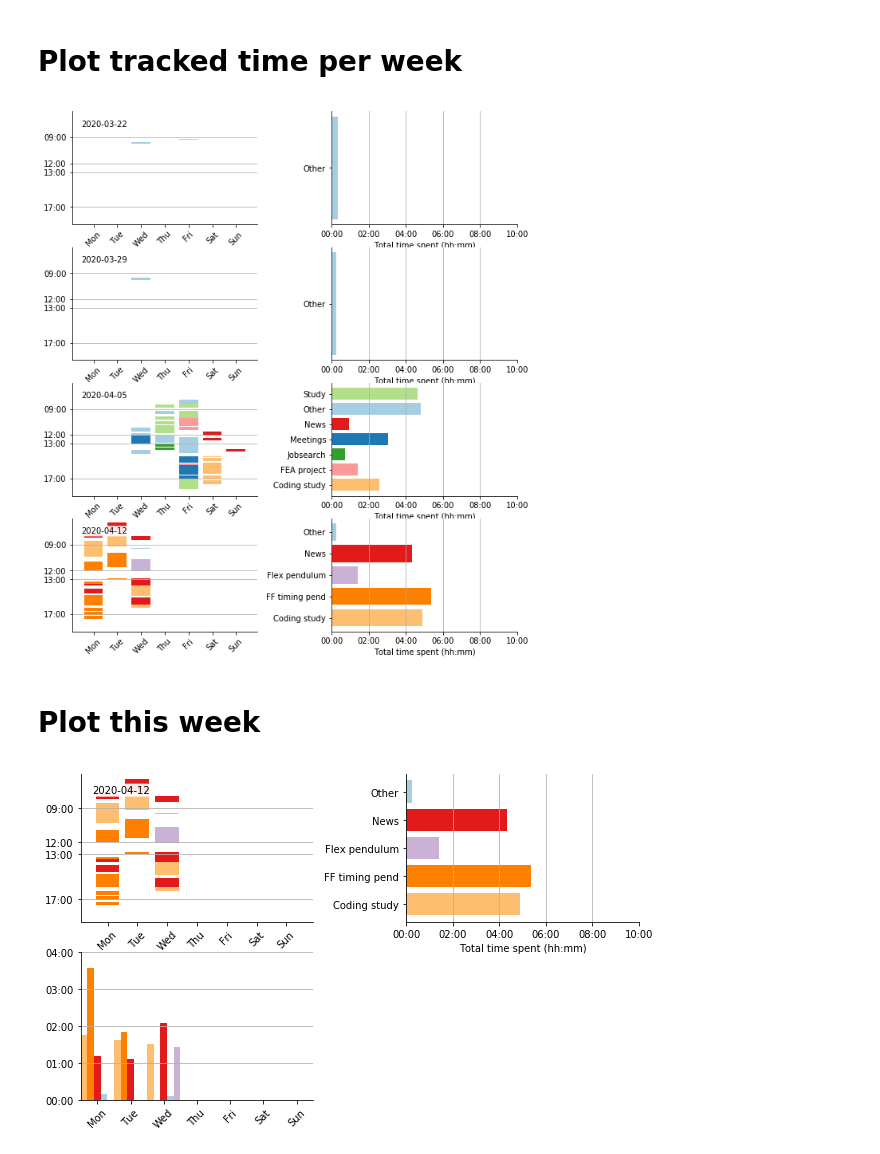
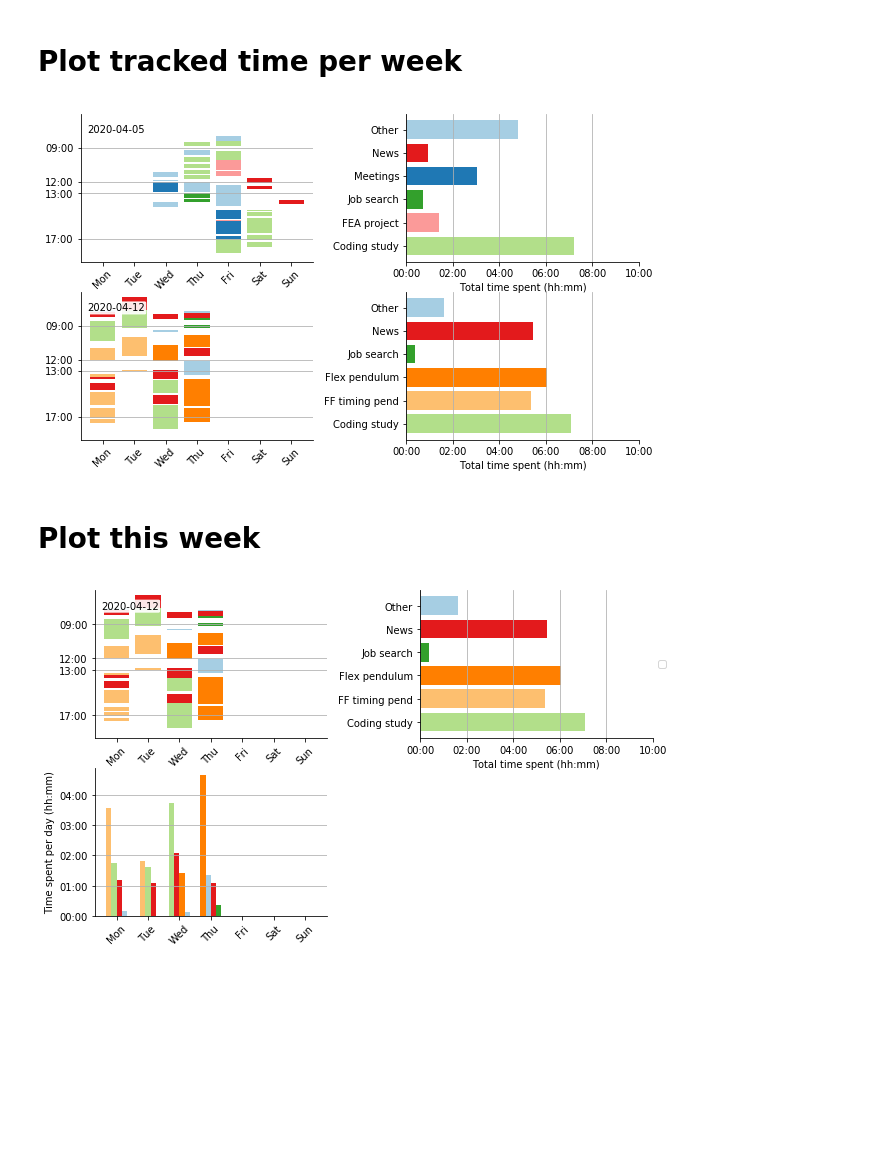
Before and after one commit to tlmohren/Task_timer, a Jupyter notebook: analyze_task_log.ipynb, the cells around one changed output. Drawn from its saved outputs; the diff is of its cells as text; code cells hidden in the pictures; blank space fills up the shorter version.

Commit message:
fix double click and cleanup figures

```diff
--- a/analyze_task_log.ipynb
+++ b/analyze_task_log.ipynb
@@ -47,11 +47,21 @@ for change_label in change_labels:
     df['Label'] = df['Label'].where(bool_label, goal_label )
 
 
-change_labels = ['Code']
+change_labels = ['Code','Study']
 goal_label = 'Coding study'
 for change_label in change_labels:
     bool_label = df['Label'] != change_label
     df['Label'] = df['Label'].where(bool_label, goal_label )
 
+
+
+change_labels = ['Jobsearch']
+goal_label = 'Job search'
+for change_label in change_labels:
+    bool_label = df['Label'] != change_label
+    df['Label'] = df['Label'].where(bool_label, goal_label )
+
+
+
 df['Label'].unique()
 # %% [output]
@@ -291,45 +328,39 @@ def plot_time_spent_weekly(ax_pl,df_pl, label_dict, bool_legend=False):
 # Plot tracked time per week
 # %%
 weeks = df['Week'].unique()
+weeks = weeks[2:]
 
-fig, ax= plt.subplots( len(weeks), 2, figsize =(10,12))
+fig, ax= plt.subplots( len(weeks), 2, figsize =(10,6))
 # ax = ax.flat # flatten so iteration is simpler
 
 for i, week in enumerate(weeks):
     bool_week = df['Week'] == week
     df_week = df[bool_week].copy()
 
     # plot left axis
     plot_week_tasks( ax[i,0], df_week, label_dict )
     plot_time_spent_weekly( ax[i,1], df_week, label_dict )
 
-#     # plot right axis
-#     if i == (len(weeks)-1):
-#     else:
-#         plot_time_spent_weekly( ax[i,1], df_week, label_dict, bool_legend = False)
-
-
-
 plt.subplots_adjust(left=None, bottom=None, right=None, top=None, wspace=.4, hspace=None)
 # %% [output]
-[figure, old version]
+[figure, new version]
 # %% [markdown]
 # Plot this week
 # %%
-
 bool_week = df['Week'] == weeks[-1]
 df_week = df[bool_week].copy()
-
 
 fig, ax = plt.subplots(2, 2, squeeze=False, figsize =(10,6))
 
 # plot 3 subplots
 plot_week_tasks( ax[0,0], df_week, label_dict )
 plot_time_spent_weekly(ax[0,1], df_week, label_dict, bool_legend=True)
-plot_time_spent( ax[1,0], df_week, label_dict ,bool_legend=False)
+plot_time_spent_daily( ax[1,0], df_week, label_dict ,bool_legend=False)
 
 # adjust layout
 plt.subplots_adjust(left=None, bottom=None, right=None, top=None, wspace=.4, hspace=None)
+
+# remove unused lower right axes object
 ax[1,1].axes.remove()
 # %% [output]
-[figure, old version]
+[figure, new version]
```
Also changed, not shown: parts of 5 cells of this notebook, 2 other files.
